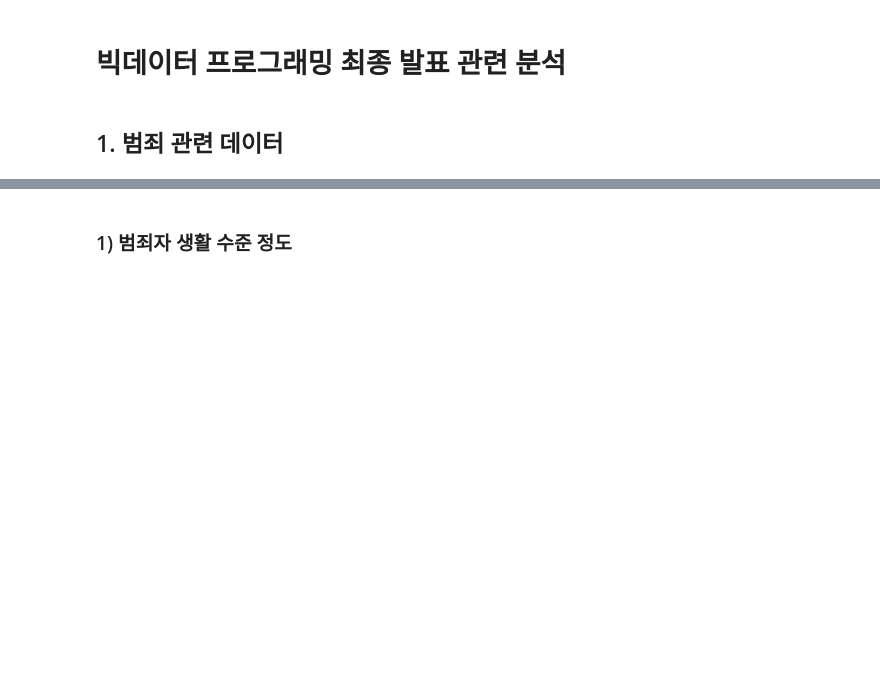
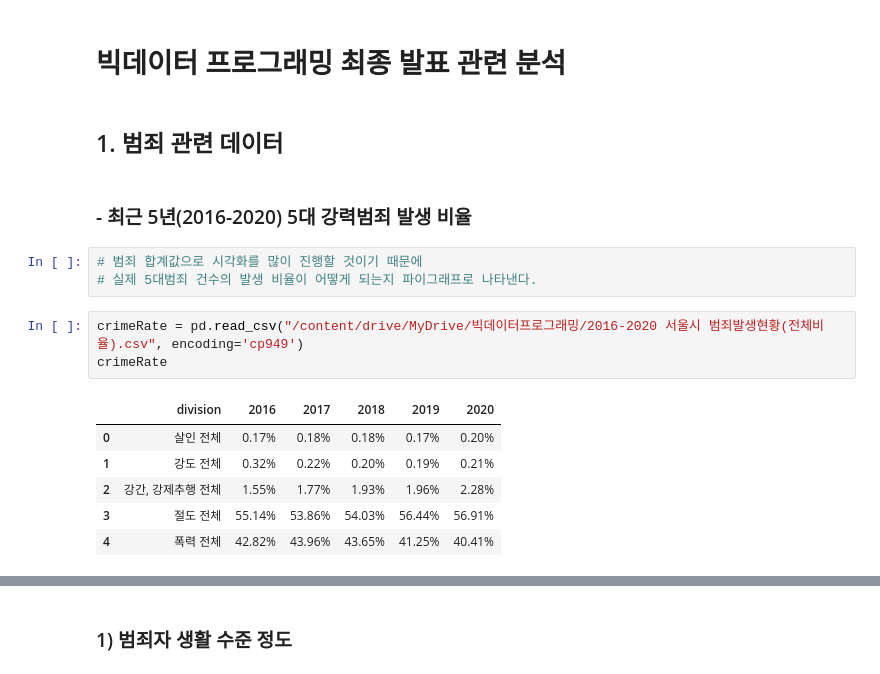
Before and after one commit to wndnjs2037/2022_BigDataProgramming, a Jupyter notebook: project/final/빅데이터프로그래밍_최종_발표_분석.ipynb, the cells around one changed output, grey strips where cells are left out. Drawn from its saved outputs; the diff is of its cells as text; blank space fills up the shorter version.

```diff
--- a/project/final/빅데이터프로그래밍_최종_발표_분석.ipynb
+++ b/project/final/빅데이터프로그래밍_최종_발표_분석.ipynb
@@ -36,3 +36,18 @@ plt.rcParams['figure.figsize'] = [8,5]
 # 빅데이터 프로그래밍 최종 발표 관련 분석
 # %% [markdown]
 ## 1. 범죄 관련 데이터
+# %% [markdown]
+### - 최근 5년(2016-2020) 5대 강력범죄 발생 비율
+# %%
+# 범죄 합계값으로 시각화를 많이 진행할 것이기 때문에
+# 실제 5대범죄 건수의 발생 비율이 어떻게 되는지 파이그래프로 나타낸다.
+# %%
+crimeRate = pd.read_csv("/content/drive/MyDrive/빅데이터프로그래밍/2016-2020 서울시 범죄발생현황(전체비율).csv", encoding='cp949')
+crimeRate
+# %% [output]
+|  | division | 2016 | 2017 | 2018 | 2019 | 2020 |
+| 0 | 살인 전체 | 0.17% | 0.18% | 0.18% | 0.17% | 0.20% |
+| 1 | 강도 전체 | 0.32% | 0.22% | 0.20% | 0.19% | 0.21% |
+| 2 | 강간, 강제추행 전체 | 1.55% | 1.77% | 1.93% | 1.96% | 2.28% |
+| 3 | 절도 전체 | 55.14% | 53.86% | 54.03% | 56.44% | 56.91% |
+| 4 | 폭력 전체 | 42.82% | 43.96% | 43.65% | 41.25% | 40.41% |
```
Also changed, not shown: parts of 4 cells of this notebook.
